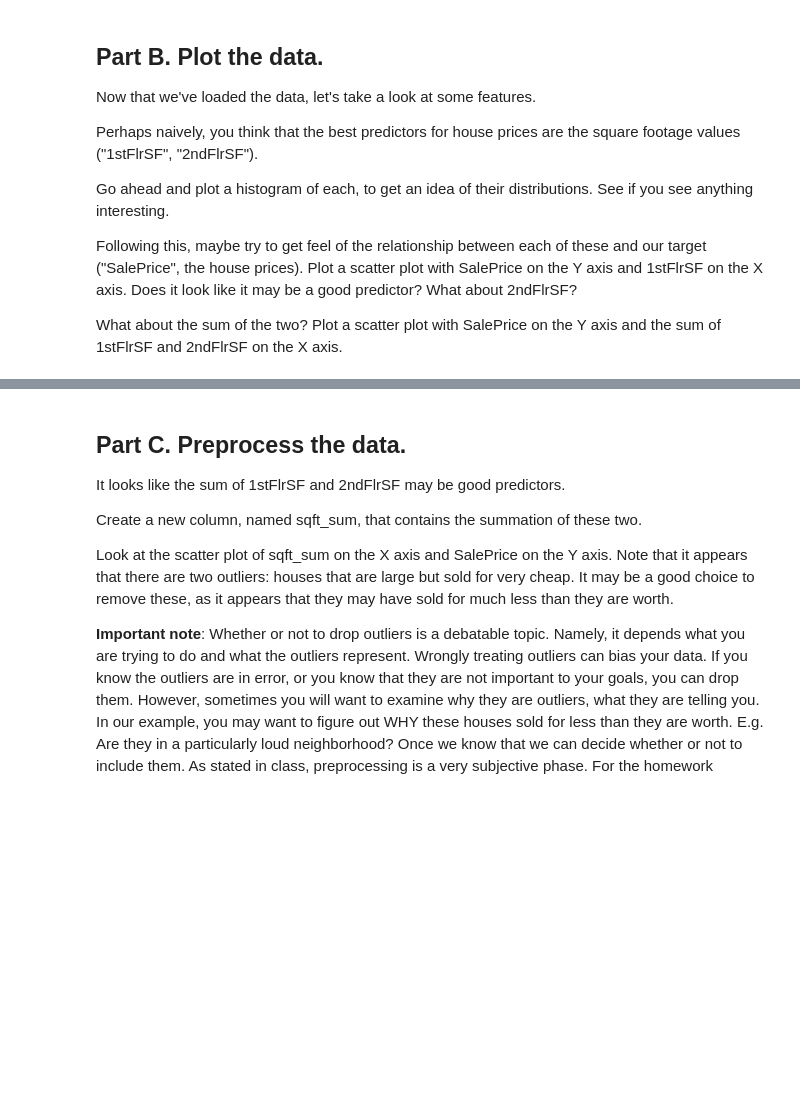
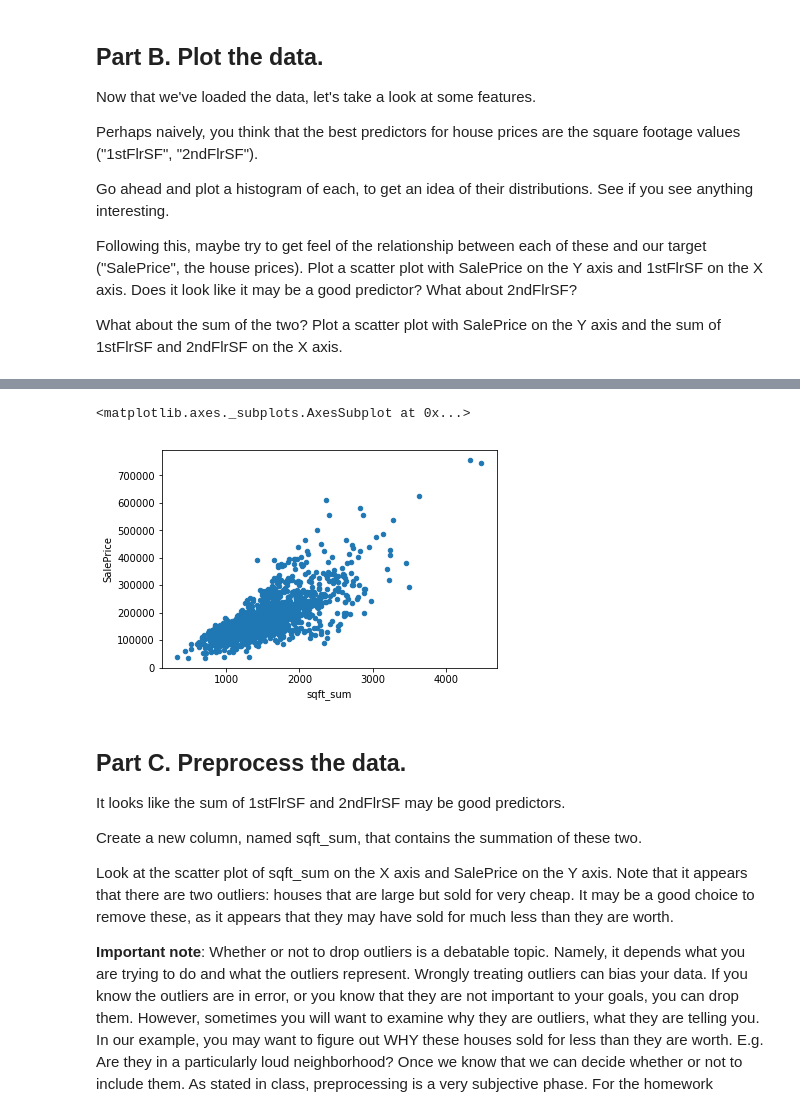
Before and after one commit to biof509/spring2019, a Jupyter notebook: docs/_downloads/Week7-assignment.ipynb, the cells around one changed output, grey strips where cells are left out. Saved outputs shown, nothing was run; the diff lists cells and outputs as text; code cells hidden in the pictures; blank space fills up the shorter version.

```diff
--- a/docs/_downloads/Week7-assignment.ipynb
+++ b/docs/_downloads/Week7-assignment.ipynb
@@ -63,3 +86,11 @@ import matplotlib.pyplot as plt
+# %%
+ames_data["sqft_sum"] = ames_data["1stFlrSF"] + ames_data["2ndFlrSF"]
+ames_data.drop(ames_data.query("SalePrice < 300000 & sqft_sum > 4000").index, inplace=True)
+ames_data.plot.scatter("sqft_sum", "SalePrice")
+# SalePrice on the Y axis and the sum of 1stFlrSF and 2ndFlrSF
+# %% [output]
+<matplotlib.axes._subplots.AxesSubplot at 0x...>
+[figure, added]
 # %% [markdown]
 ## Part C. Preprocess the data.
 
```
Also changed, not shown: parts of 8 cells of this notebook, 39 other files.
